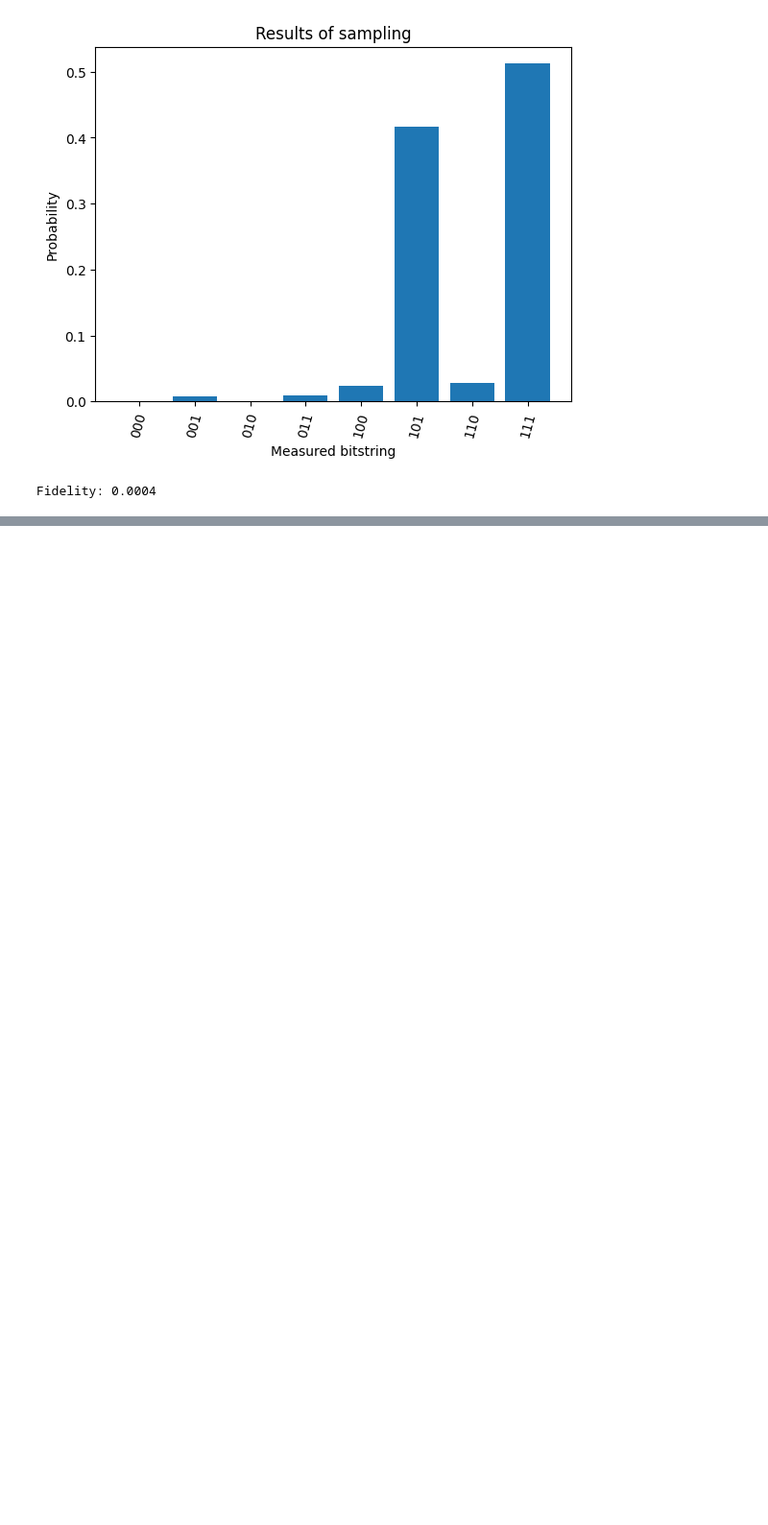
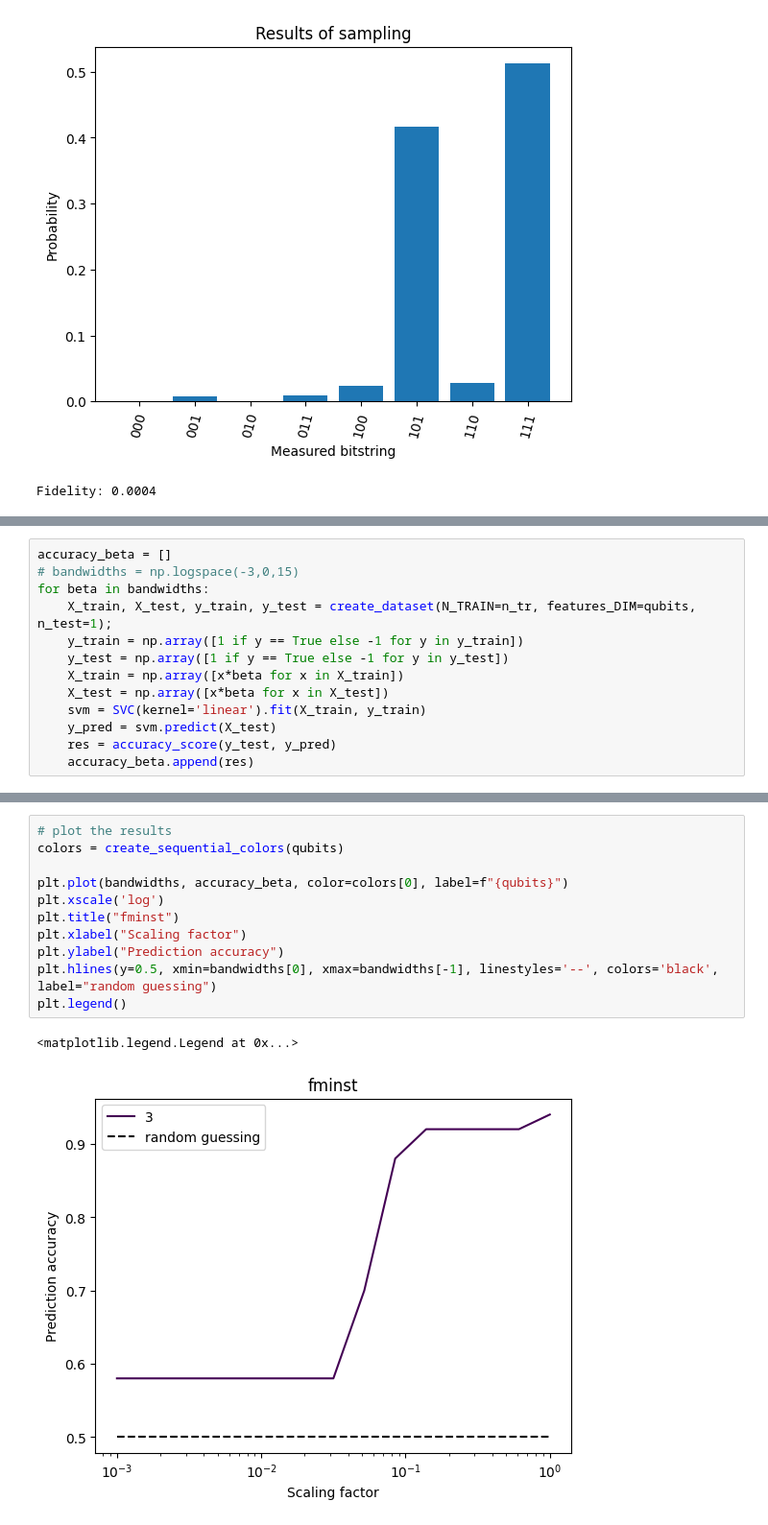
Before and after one commit to CERN-IT-INNOVATION/olqti-summer-school-2024, a Jupyter notebook: quantum_computing_applications_and_use_cases/kernel-bandwidth-in-QML.ipynb, the cells around one changed output, grey strips where cells are left out. Shown at 96% size. Cells and saved outputs as stored; diff of their text form; blank space fills up the shorter version.

```diff
--- a/quantum_computing_applications_and_use_cases/kernel-bandwidth-in-QML.ipynb
+++ b/quantum_computing_applications_and_use_cases/kernel-bandwidth-in-QML.ipynb
@@ -895,0 +1095,13 @@ Fidelity: 0.0004
+# %%
+accuracy_beta = []
+# bandwidths = np.logspace(-3,0,15)
+for beta in bandwidths:
+    X_train, X_test, y_train, y_test = create_dataset(N_TRAIN=n_tr, features_DIM=qubits, n_test=1);
+    y_train = np.array([1 if y == True else -1 for y in y_train])
+    y_test = np.array([1 if y == True else -1 for y in y_test])
+    X_train = np.array([x*beta for x in X_train])
+    X_test = np.array([x*beta for x in X_test])
+    svm = SVC(kernel='linear').fit(X_train, y_train)
+    y_pred = svm.predict(X_test)
+    res = accuracy_score(y_test, y_pred)
+    accuracy_beta.append(res)
@@ -895,0 +1126,14 @@ Fidelity: 0.0004
+# %%
+# plot the results
+colors = create_sequential_colors(qubits)
+
+plt.plot(bandwidths, accuracy_beta, color=colors[0], label=f"{qubits}")
+plt.xscale('log')
+plt.title("fminst")
+plt.xlabel("Scaling factor")
+plt.ylabel("Prediction accuracy")
+plt.hlines(y=0.5, xmin=bandwidths[0], xmax=bandwidths[-1], linestyles='--', colors='black', label="random guessing")
+plt.legend()
+# %% [output]
+<matplotlib.legend.Legend at 0x...>
+[figure, added]
```
Also changed, not shown: parts of 13 cells of this notebook.
